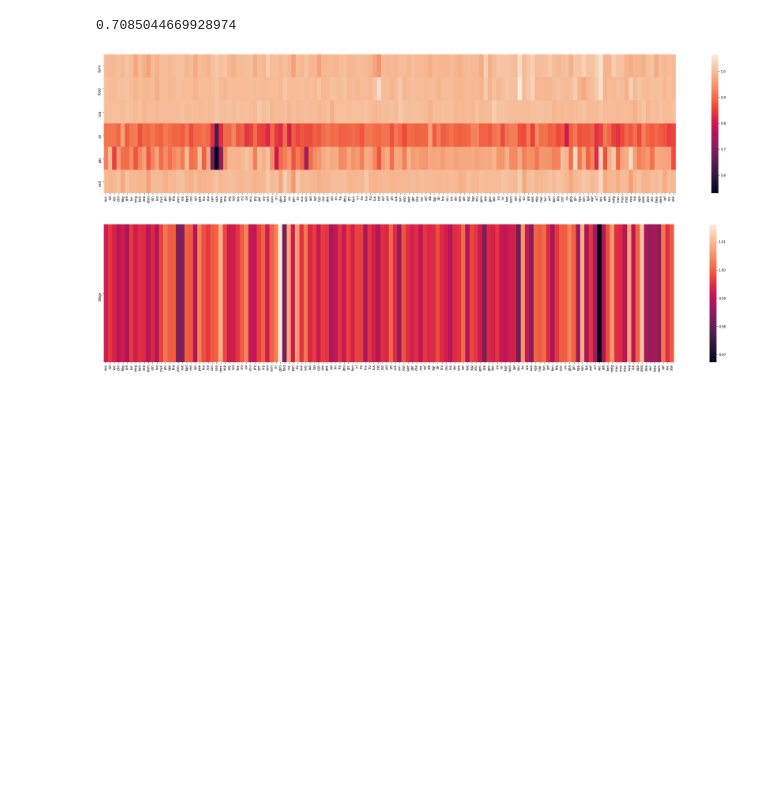
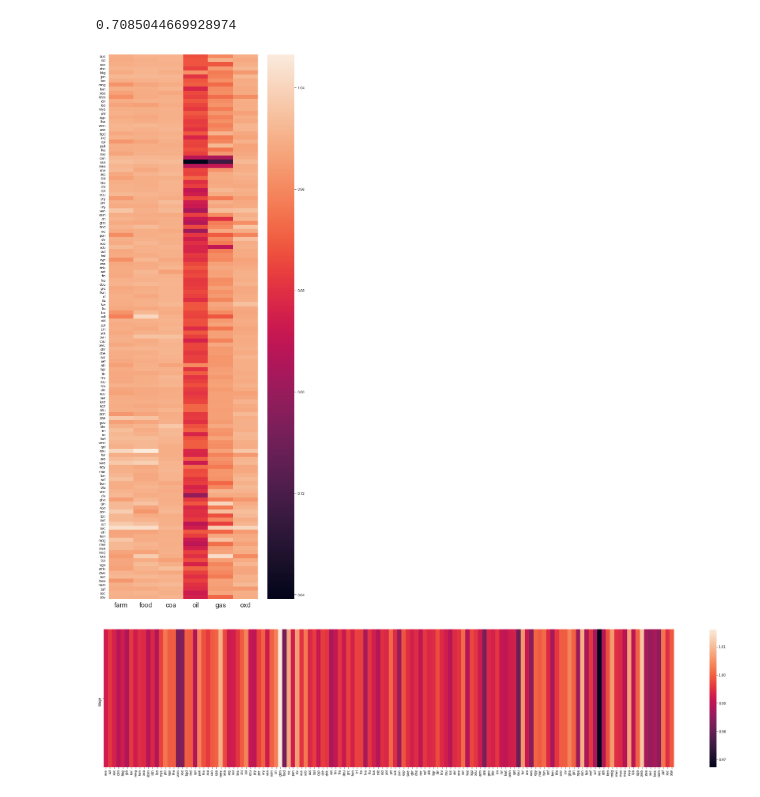
Before and after one commit to ozaltun/fossilfuelnetworkscience, a Jupyter notebook: General_Equilibrium_Model/solver_ipopt/Solving the reduced counterfactuals - scipy-subset- adding constraint on weights - shale shock.ipynb, the cells around one changed output. Cells and saved outputs as stored; diff of their text form; code cells hidden in the pictures; blank space fills up the shorter version.

```diff
--- a/General_Equilibrium_Model/solver_ipopt/Solving the reduced counterfactuals - scipy-subset- adding constraint on weights - shale shock.ipynb
+++ b/General_Equilibrium_Model/solver_ipopt/Solving the reduced counterfactuals - scipy-subset- adding constraint on weights - shale shock.ipynb
@@ -95,12 +95,17 @@ df_temp = pd.DataFrame(r_hat_star.T)
 df_temp.set_index(pd.Series(C_goods), inplace=True)
 df_temp.rename(columns=num_2_reg, inplace=True)
 # %%
-fig, ax = plt.subplots(figsize=(40, 8))
-ax = sns.heatmap(df_temp)
+sns.set(font_scale=1)
+fig, ax = plt.subplots(figsize=(10, 30))
+ax = sns.heatmap(df_temp.T)
+for tick in ax.xaxis.get_major_ticks():
+    tick.label.set_fontsize(20)
+
 fig.savefig('/Users/'+username+'/Dropbox (MIT)/Data/Trade/general_equilibrium_gravity/figures/r_ng_initial.png', dpi=fig.dpi)
+
 plt.show()
 # %% [output]
-[figure, old version]
+[figure, new version]
 # %%
 C_goods = ['farm', 'food', 'coa', 'oil','gas', 'oxd']
 F_goods = ['man','bus','oxd','trans','util']
```
Also changed, not shown: 1 other file.
